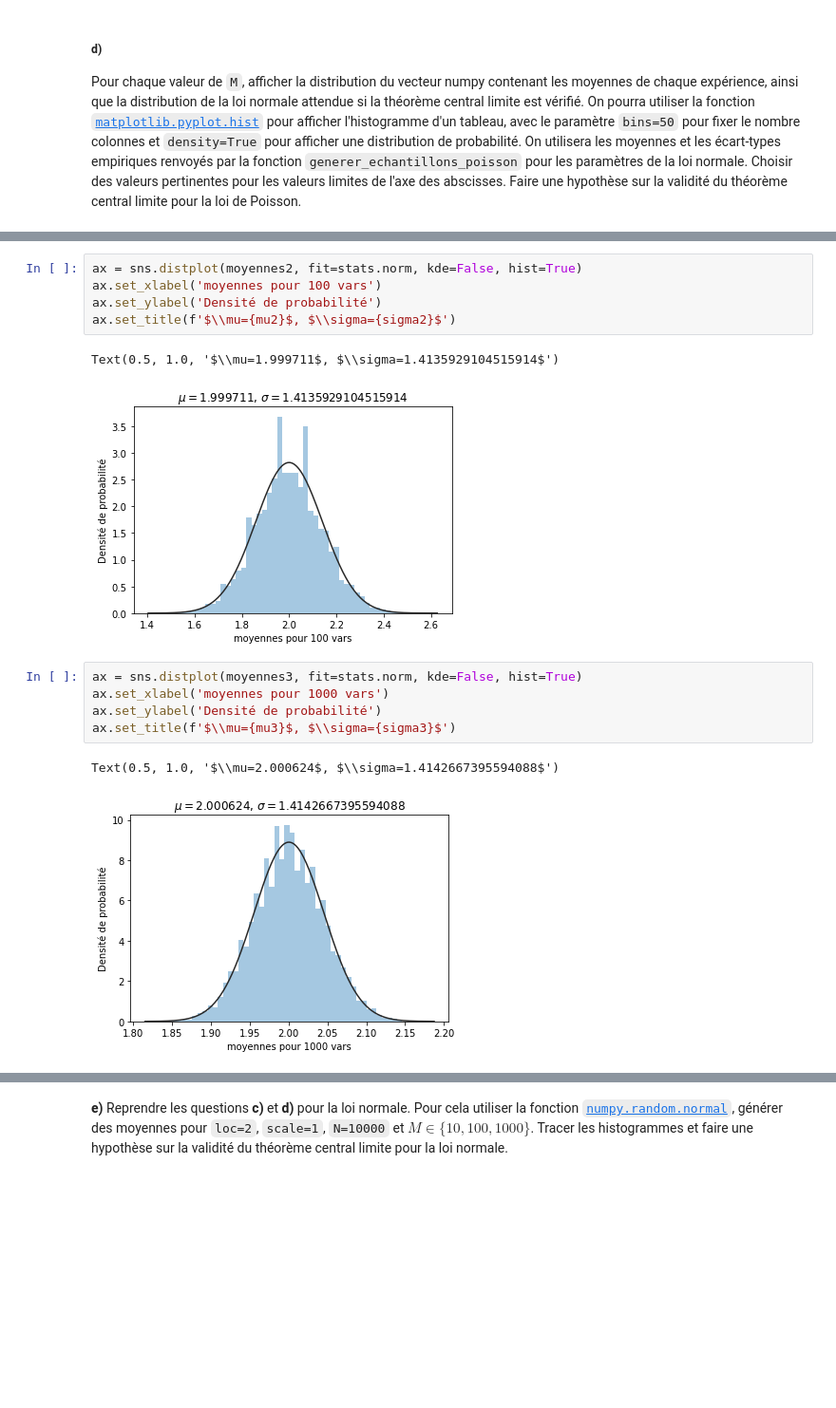
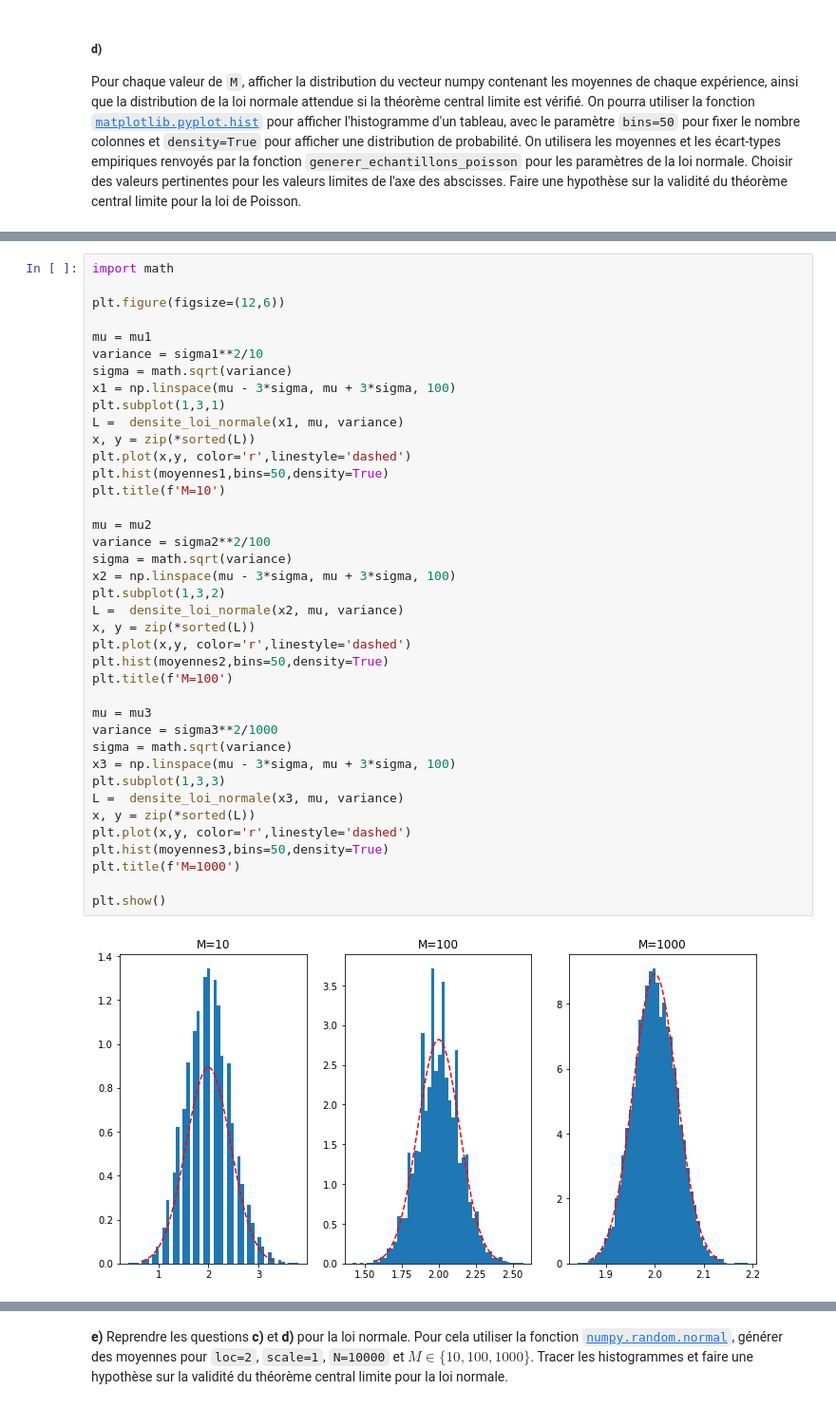
Before and after one commit to AntonioHorcasSerrano/LU2MA100, a Jupyter notebook: devoir-2.ipynb, the cells around one changed output, grey strips where cells are left out. Shown at 95% size. Drawn from its saved outputs; the diff is of its cells as text; blank space fills up the shorter version.

```diff
--- a/devoir-2.ipynb
+++ b/devoir-2.ipynb
@@ -472,17 +463,42 @@ Text(0.5, 1.0, '$\\mu=1.99608$, $\\sigma=1.4126587109418893$')
-# %%
-ax = sns.distplot(moyennes2, fit=stats.norm, kde=False, hist=True)
-ax.set_xlabel('moyennes pour 100 vars')
-ax.set_ylabel('Densité de probabilité')
-ax.set_title(f'$\\mu={mu2}$, $\\sigma={sigma2}$')
-# %% [output]
-Text(0.5, 1.0, '$\\mu=1.999711$, $\\sigma=1.4135929104515914$')
-[figure, removed]
-# %%
-ax = sns.distplot(moyennes3, fit=stats.norm, kde=False, hist=True)
-ax.set_xlabel('moyennes pour 1000 vars')
-ax.set_ylabel('Densité de probabilité')
-ax.set_title(f'$\\mu={mu3}$, $\\sigma={sigma3}$')
-# %% [output]
-Text(0.5, 1.0, '$\\mu=2.000624$, $\\sigma=1.4142667395594088$')
-[figure, removed]
+# %%
+import math
+
+plt.figure(figsize=(12,6))
+
+mu = mu1
+variance = sigma1**2/10
+sigma = math.sqrt(variance)
+x1 = np.linspace(mu - 3*sigma, mu + 3*sigma, 100)
+plt.subplot(1,3,1)
+L =  densite_loi_normale(x1, mu, variance)
+x, y = zip(*sorted(L))
+plt.plot(x,y, color='r',linestyle='dashed')
+plt.hist(moyennes1,bins=50,density=True)
+plt.title(f'M=10')
+
+mu = mu2
+variance = sigma2**2/100
+sigma = math.sqrt(variance)
+x2 = np.linspace(mu - 3*sigma, mu + 3*sigma, 100)
+plt.subplot(1,3,2)
+L =  densite_loi_normale(x2, mu, variance)
+x, y = zip(*sorted(L))
+plt.plot(x,y, color='r',linestyle='dashed')
+plt.hist(moyennes2,bins=50,density=True)
+plt.title(f'M=100')
+
+mu = mu3
+variance = sigma3**2/1000
+sigma = math.sqrt(variance)
+x3 = np.linspace(mu - 3*sigma, mu + 3*sigma, 100)
+plt.subplot(1,3,3)
+L =  densite_loi_normale(x3, mu, variance)
+x, y = zip(*sorted(L))
+plt.plot(x,y, color='r',linestyle='dashed')
+plt.hist(moyennes3,bins=50,density=True)
+plt.title(f'M=1000')
+
+plt.show()
+# %% [output]
+[figure, added]
 # %% [markdown]
```
Also changed, not shown: parts of 11 cells of this notebook.
